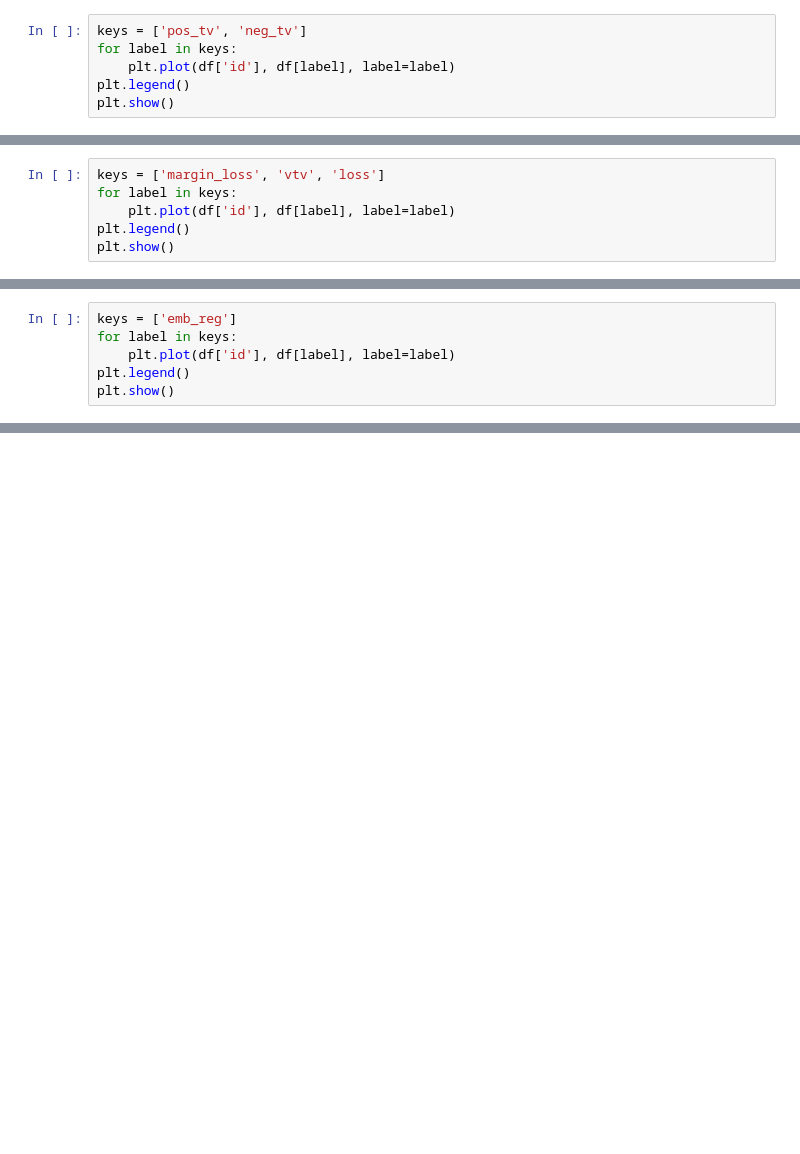
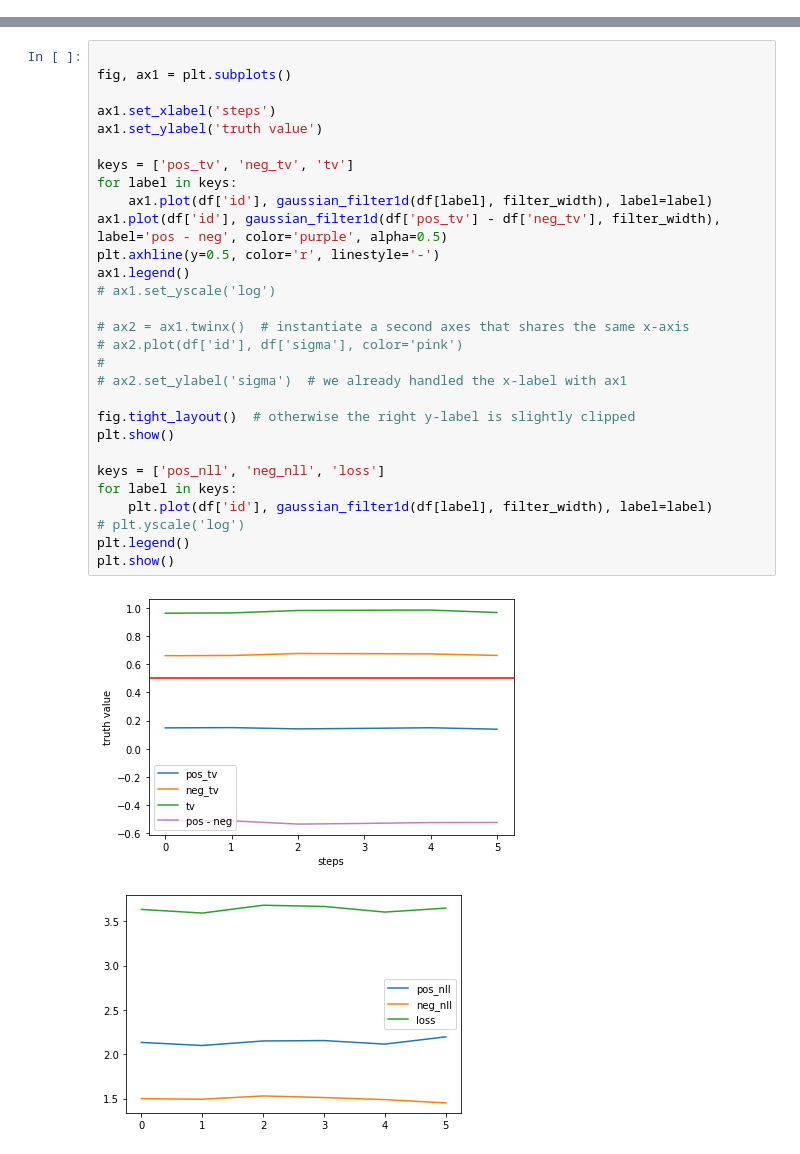
Before and after one commit to rabi-fei/Soft-Queries-on-Uncertain-KG, a Jupyter notebook: vis.ipynb, the cells around one changed output, grey strips where cells are left out. Cells and saved outputs as stored; diff of their text form; blank space fills up the shorter version.

```diff
--- a/vis.ipynb
+++ b/vis.ipynb
@@ -31,6 +37,0 @@ df = pd.DataFrame(data)
-# %%
-keys = ['pos_tv', 'neg_tv']
-for label in keys:
-    plt.plot(df['id'], df[label], label=label)
-plt.legend()
-plt.show()
@@ -39,6 +37,0 @@ plt.show()
-# %%
-keys = ['margin_loss', 'vtv', 'loss']
-for label in keys:
-    plt.plot(df['id'], df[label], label=label)
-plt.legend()
-plt.show()
@@ -47,6 +37,0 @@ plt.show()
-# %%
-keys = ['emb_reg']
-for label in keys:
-    plt.plot(df['id'], df[label], label=label)
-plt.legend()
-plt.show()
@@ -54,0 +48,32 @@ plt.show()
+# %%
+
+fig, ax1 = plt.subplots()
+
+ax1.set_xlabel('steps')
+ax1.set_ylabel('truth value')
+
+keys = ['pos_tv', 'neg_tv', 'tv']
+for label in keys:
+    ax1.plot(df['id'], gaussian_filter1d(df[label], filter_width), label=label)
+ax1.plot(df['id'], gaussian_filter1d(df['pos_tv'] - df['neg_tv'], filter_width), label='pos - neg', color='purple', alpha=0.5)
+plt.axhline(y=0.5, color='r', linestyle='-')
+ax1.legend()
+# ax1.set_yscale('log')
+
+# ax2 = ax1.twinx()  # instantiate a second axes that shares the same x-axis
+# ax2.plot(df['id'], df['sigma'], color='pink')
+#
+# ax2.set_ylabel('sigma')  # we already handled the x-label with ax1
+
+fig.tight_layout()  # otherwise the right y-label is slightly clipped
+plt.show()
+
+keys = ['pos_nll', 'neg_nll', 'loss']
+for label in keys:
+    plt.plot(df['id'], gaussian_filter1d(df[label], filter_width), label=label)
+# plt.yscale('log')
+plt.legend()
+plt.show()
+# %% [output]
+[figure, added]
+[figure, added]
```
Also changed, not shown: parts of 11 cells of this notebook, 4 other files.
